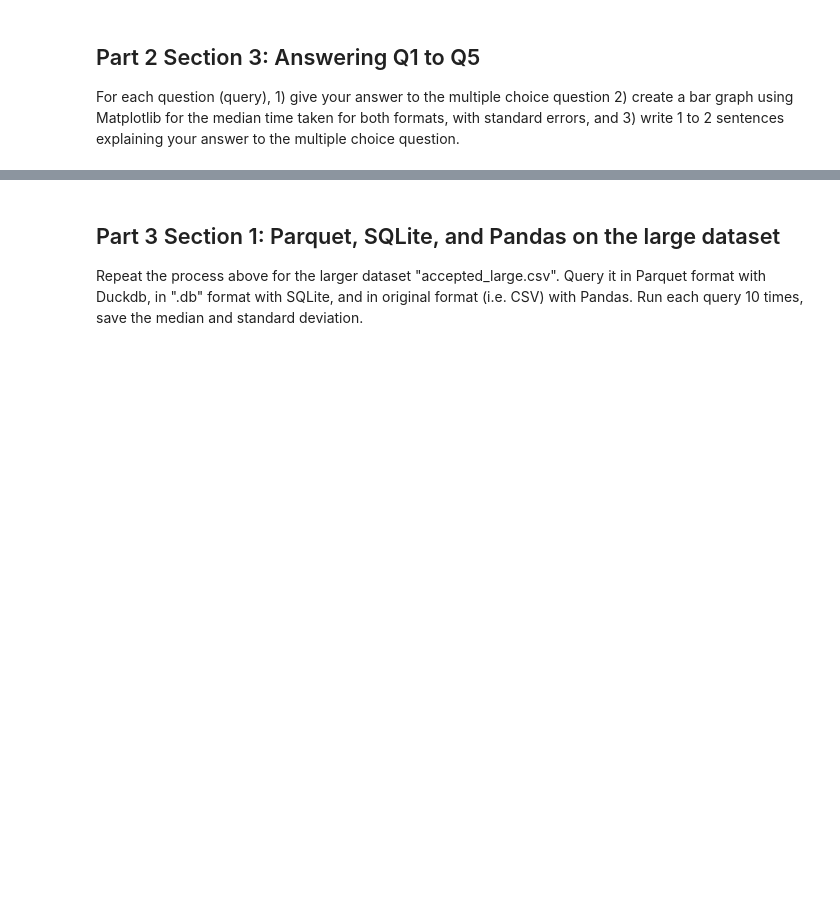
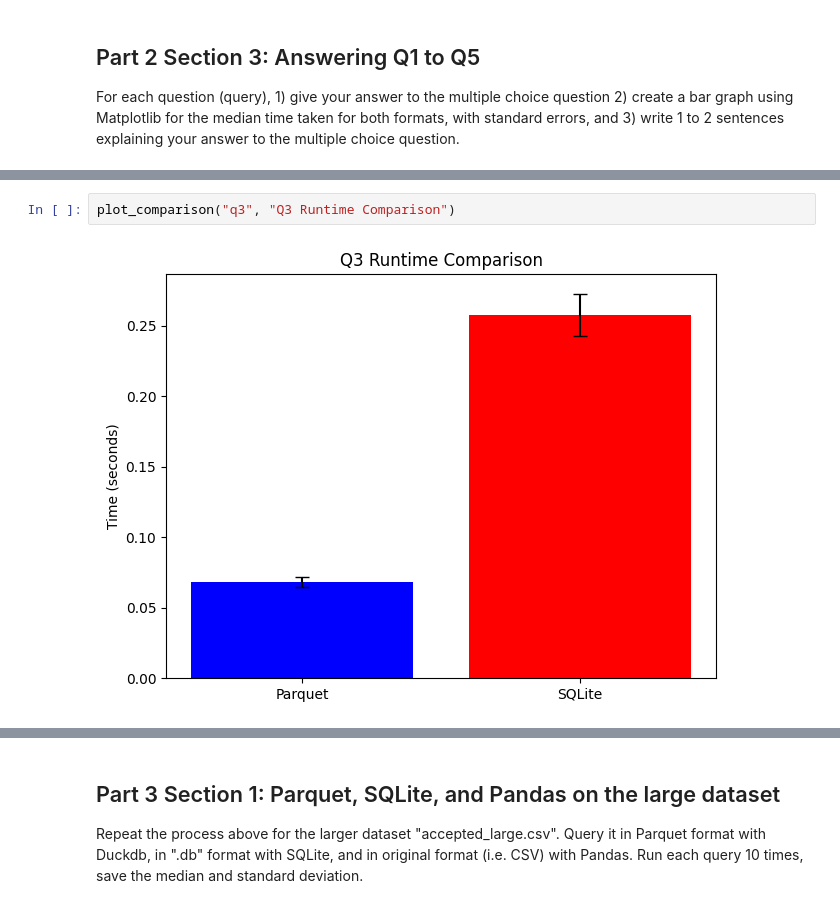
Before and after one commit to Rodrigofch7/databases_public_policy, a Jupyter notebook: assignment3/a3_skeleton (1).ipynb, the cells around one changed output, grey strips where cells are left out. Saved outputs shown, nothing was run; the diff lists cells and outputs as text; blank space fills up the shorter version.

```diff
--- a/assignment3/a3_skeleton (1).ipynb
+++ b/assignment3/a3_skeleton (1).ipynb
@@ -318,0 +341,4 @@ plt.show()
+# %%
+plot_comparison("q3", "Q3 Runtime Comparison")
+# %% [output]
+[figure, added]
```
Also changed, not shown: parts of 20 cells of this notebook, 2 other files.
